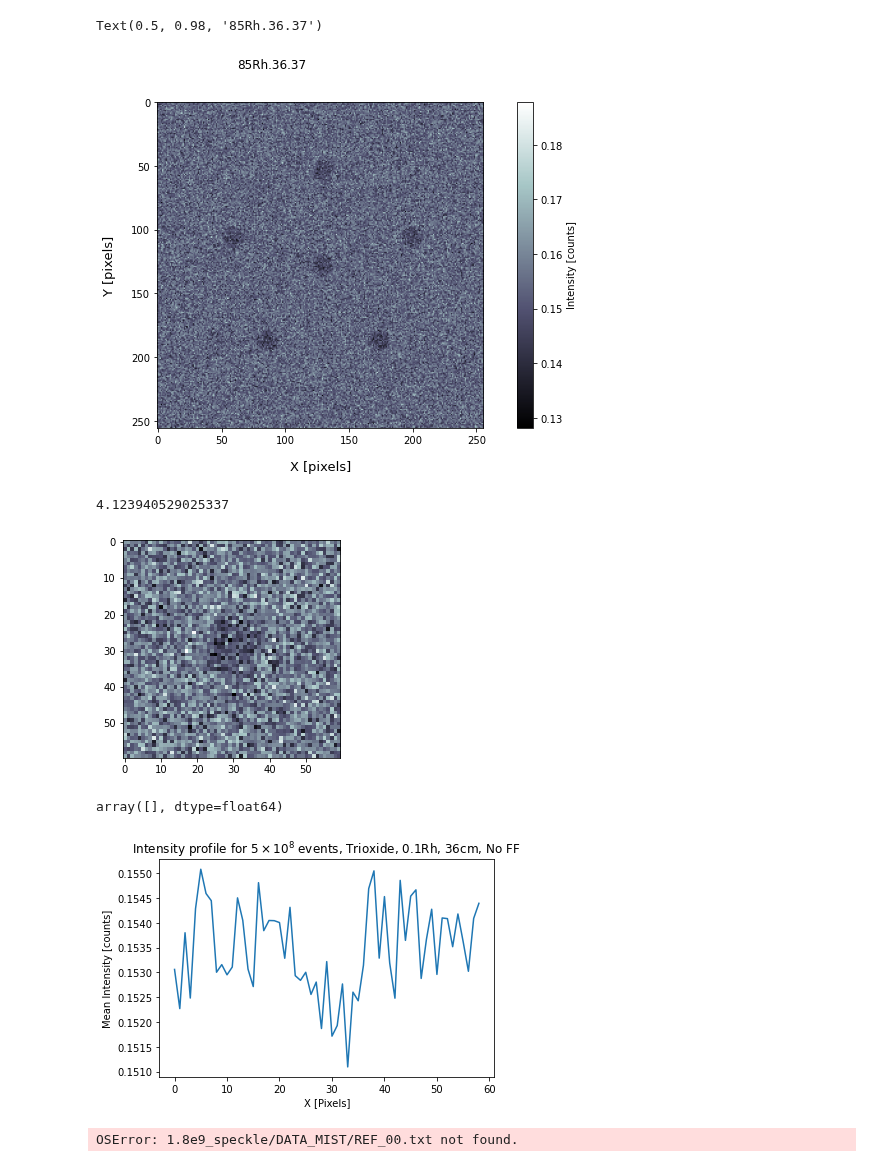
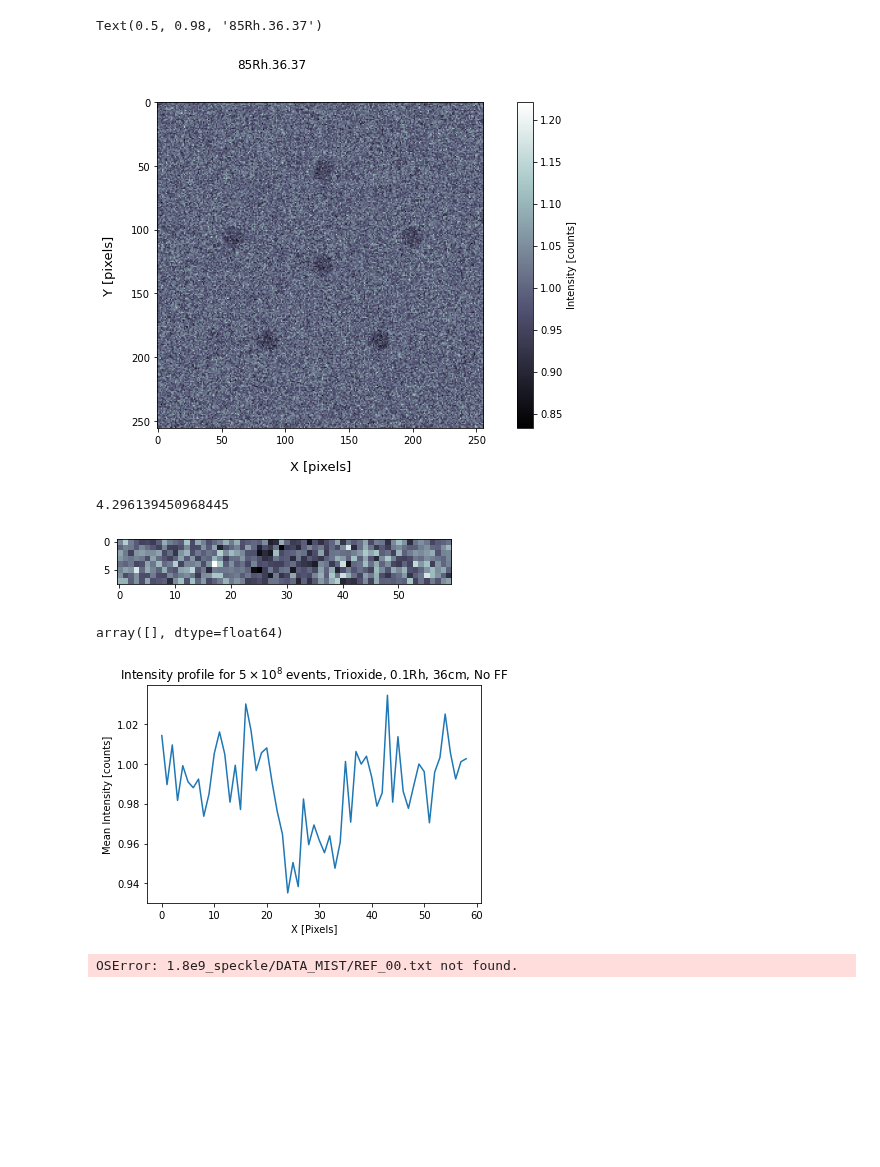
Before and after one commit to snaranjob/Speckle-Mammography, a Jupyter notebook: image_preview.ipynb, the cells around one changed output. Saved outputs shown, nothing was run; the diff lists cells and outputs as text; code cells hidden in the pictures; blank space fills up the shorter version.

```diff
--- a/image_preview.ipynb
+++ b/image_preview.ipynb
@@ -23,28 +23,34 @@ img2=img2.reshape(256,256)
 
 img3 = img1/img2
 
+region_sin_esferas = img3[0:50, 0:50]  # Ejemplo: Extrae una región de interés de 50x50 píxeles
+valor_medio_region = np.mean(region_sin_esferas)  # Calcula el valor medio de esta región
+
+# Normaliza img3 dividiendo por el valor medio de la región sin esferas
+img3_normalizada = img3 / valor_medio_region
+
 fig2=plt.figure(figsize=(12,6))
 ax1=fig2.add_subplot(111)
 ax1.set_xlabel('X [pixels]', fontsize=13,labelpad=15)
 ax1.set_ylabel('Y [pixels]', fontsize=13,labelpad=15)
 
-p1= ax1.imshow(img3, cmap='bone')
+p1= ax1.imshow(img3_normalizada, cmap='bone')
 cbar = fig2.colorbar(p1)
 cbar.set_label('Intensity [counts]')
 fig2.suptitle('85Rh.36.37')
 # %% [output]
 Text(0.5, 0.98, '85Rh.36.37')
-[figure, old version]
+[figure, new version]
 # %%
-img_crop = img3[25:85,100:160]
+img_crop = img3_normalizada[51:59,100:160]
 sigma = np.std(img_crop)
 mean = np.mean(img_crop)
 vis = sigma/mean
 plt.imshow(img_crop,cmap='bone')
 vis*100
 # %% [output]
-4.123940529025337
+4.296139450968445
-[figure, old version]
+[figure, new version]
 # %%
 x_profile1 = np.mean(img_crop,0)
 
@@ -56,7 +62,7 @@ plt.ylabel('Mean Intensity [counts]')
 x_profile1[245::]
 # %% [output]
 array([], dtype=float64)
-[figure, old version]
+[figure, new version]
 # %%
 REF = np.genfromtxt('1.8e9_speckle/DATA_MIST/REF_00.txt')
 SAMP = np.genfromtxt('1.8e9_speckle/DATA_MIST/SAMP_00.txt')
```
Also changed, not shown: 5 other files.
